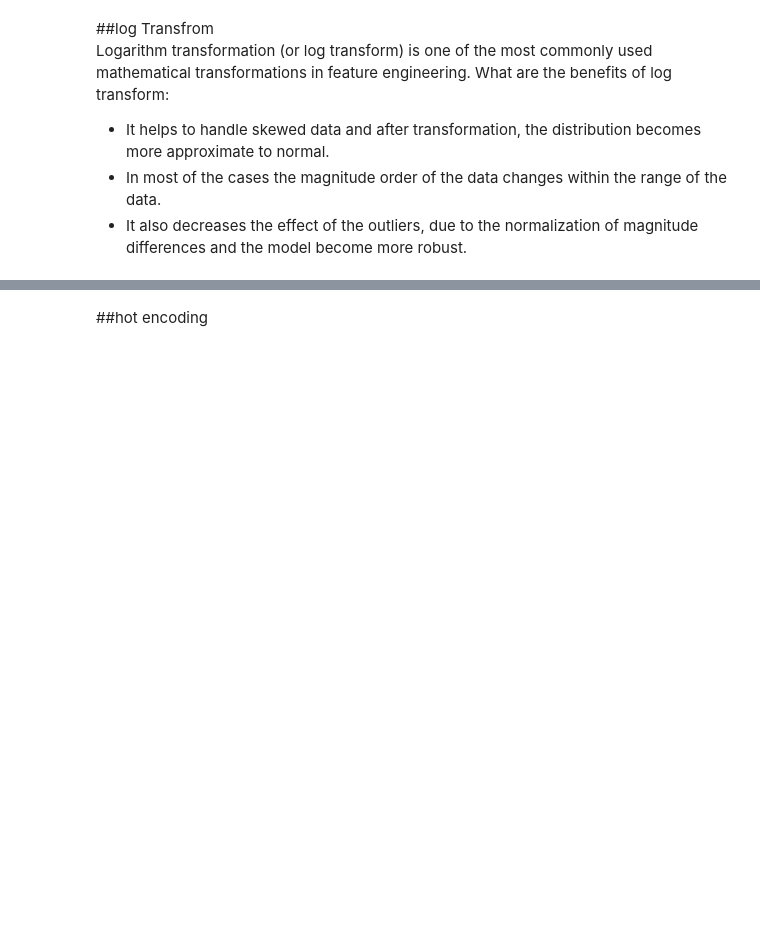
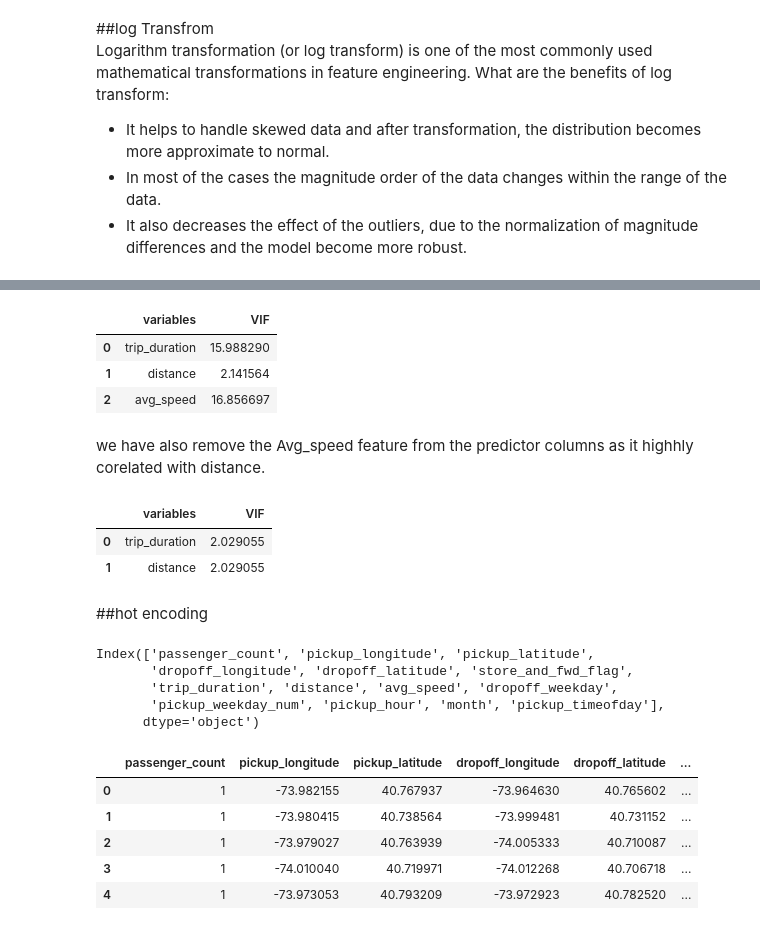
Before and after one commit to Kunaltembhare003/NYC-taxi-trip-time-Prediction, a Jupyter notebook: NYC_Taxi_Trip_Time_Prediction_Capstone_Project.ipynb, the cells around one changed output, grey strips where cells are left out. Saved outputs shown, nothing was run; the diff lists cells and outputs as text; code cells hidden in the pictures; blank space fills up the shorter version.

```diff
--- a/NYC_Taxi_Trip_Time_Prediction_Capstone_Project.ipynb
+++ b/NYC_Taxi_Trip_Time_Prediction_Capstone_Project.ipynb
@@ -480,0 +503,2 @@ df.head()
+# %%
+df.drop(['pickup_weekday_num'],axis=1,inplace=True)
@@ -481,2 +547,41 @@ df.head()
+# %%
+calc_vif(df[[i for i in df.describe().columns if i not in ['passenger_count','store_and_fwd_flag', 'dropoff_weekday', 'pickup_weekday_num','pickup_hour','month','pickup_timeofday','pickup_longitude','pickup_latitude','dropoff_longitude','dropoff_latitude']]])
+# %% [output]
+|  | variables | VIF |
+| 0 | trip_duration | 15.988290 |
+| 1 | distance | 2.141564 |
+| 2 | avg_speed | 16.856697 |
+# %% [markdown]
+we have also remove the Avg_speed feature from the predictor columns as it highhly  corelated with distance.
+# %%
+calc_vif(df[[i for i in df.describe().columns if i not in ['passenger_count','store_and_fwd_flag', 'dropoff_weekday', 'pickup_weekday_num','pickup_hour','month','pickup_timeofday','pickup_longitude','pickup_latitude','dropoff_longitude','dropoff_latitude','avg_speed']]])
+# %% [output]
+|  | variables | VIF |
+| 0 | trip_duration | 2.029055 |
+| 1 | distance | 2.029055 |
 # %% [markdown]
 ##hot encoding
+# %%
+df.columns
+# %% [output]
+Index(['passenger_count', 'pickup_longitude', 'pickup_latitude',
+       'dropoff_longitude', 'dropoff_latitude', 'store_and_fwd_flag',
+       'trip_duration', 'distance', 'avg_speed', 'dropoff_weekday',
+       'pickup_weekday_num', 'pickup_hour', 'month', 'pickup_timeofday'],
+      dtype='object')
+# %%
+# One hot encoding
+final_data = pd.get_dummies(df, columns=["store_and_fwd_flag",
+                                         "dropoff_weekday",
+                                         "pickup_hour",
+                                         "month",
+                                         "pickup_timeofday"])
+# %%
+final_data.head()
+# %% [output]
+|  | passenger_count | pickup_longitude | pickup_latitude | dropoff_longitude | dropoff_latitude | ... |
+| 0 | 1 | -73.982155 | 40.767937 | -73.964630 | 40.765602 | ... |
+| 1 | 1 | -73.980415 | 40.738564 | -73.999481 | 40.731152 | ... |
+| 2 | 1 | -73.979027 | 40.763939 | -74.005333 | 40.710087 | ... |
+| 3 | 1 | -74.010040 | 40.719971 | -74.012268 | 40.706718 | ... |
+| 4 | 1 | -73.973053 | 40.793209 | -73.972923 | 40.782520 | ... |
```
Also changed, not shown: parts of 17 cells of this notebook.
